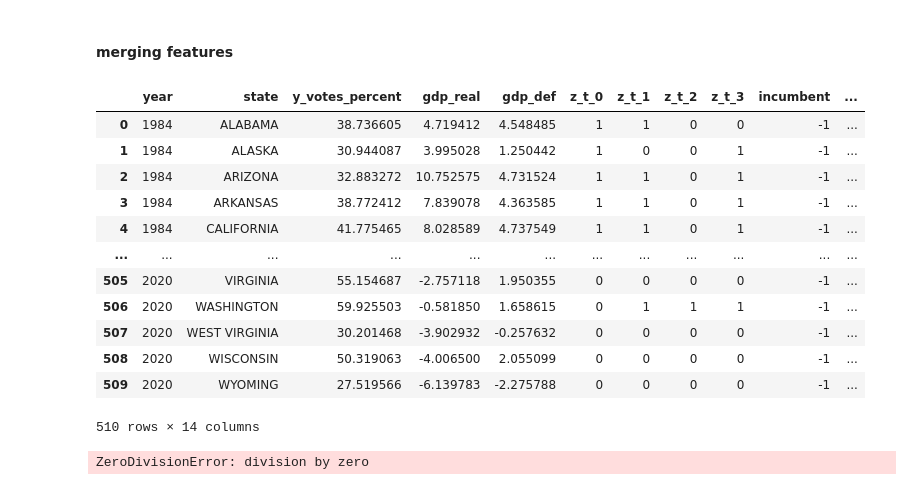
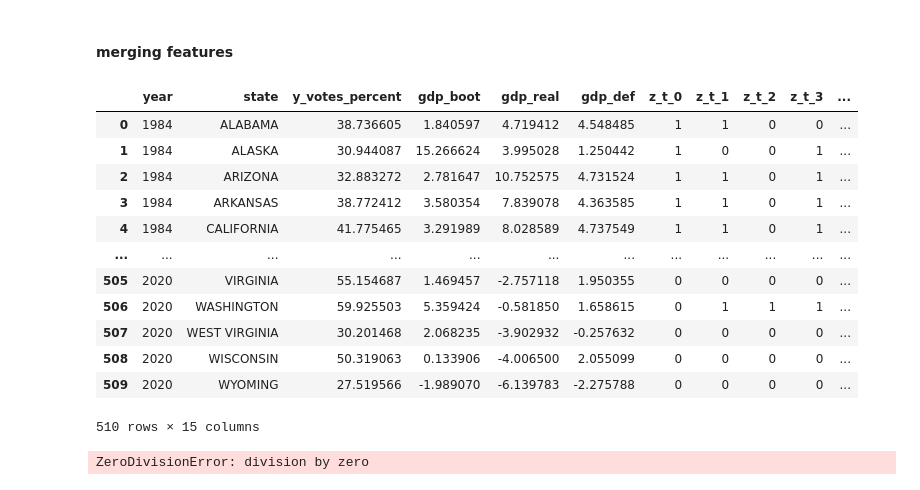
Before and after one commit to ranieri-unimi/bastianin-2022, a Jupyter notebook: datastroyer.ipynb, the cells around one changed output. Drawn from its saved outputs; the diff is of its cells as text; code cells hidden in the pictures.

```diff
--- a/datastroyer.ipynb
+++ b/datastroyer.ipynb
@@ -204,4 +205,8 @@ growth_index
 510 rows × 6 columns
+# %%
+gdp_boot = gdp_real.copy()
+gdp_boot = gdp_boot.rename(columns={"gdp_real": "gdp_boot"})
+gdp_boot.year += 3
 # %% [markdown]
 #### incumbent
 # %%
@@ -229,28 +234,29 @@ incumbent
 # %% [markdown]
 #### merging features
 # %%
-df = pd.merge(pop_vote, gdp_real, how='inner', left_on=['year','state'], right_on=['year','state'])
+df = pd.merge(pop_vote, gdp_boot, how='inner', left_on=['year','state'], right_on=['year','state'])
+df = pd.merge(df, gdp_real, how='inner', left_on=['year','state'], right_on=['year','state'])
 df = pd.merge(df, gdp_def, how='inner', left_on=['year','state'], right_on=['year','state'])
 df = pd.merge(df, growth_index, how='inner', left_on=['year','state'], right_on=['year','state'])
 df = pd.merge(df, incumbent, how='inner', left_on=['year','state'], right_on=['year','state'])
 
 df = df.sort_values(by=['year', 'state'])
 df.to_csv('datasets-clean/xxx-final-dataset.csv', index=False)
 df
 # %% [output]
-|  | year | state | y_votes_percent | gdp_real | gdp_def | z_t_0 | z_t_1 | z_t_2 | z_t_3 | incumbent | ... |
-| 0 | 1984 | ALABAMA | 38.736605 | 4.719412 | 4.548485 | 1 | 1 | 0 | 0 | -1 | ... |
-| 1 | 1984 | ALASKA | 30.944087 | 3.995028 | 1.250442 | 1 | 0 | 0 | 1 | -1 | ... |
-| 2 | 1984 | ARIZONA | 32.883272 | 10.752575 | 4.731524 | 1 | 1 | 0 | 1 | -1 | ... |
-| 3 | 1984 | ARKANSAS | 38.772412 | 7.839078 | 4.363585 | 1 | 1 | 0 | 1 | -1 | ... |
-| 4 | 1984 | CALIFORNIA | 41.775465 | 8.028589 | 4.737549 | 1 | 1 | 0 | 1 | -1 | ... |
+|  | year | state | y_votes_percent | gdp_boot | gdp_real | gdp_def | z_t_0 | z_t_1 | z_t_2 | z_t_3 | ... |
+| 0 | 1984 | ALABAMA | 38.736605 | 1.840597 | 4.719412 | 4.548485 | 1 | 1 | 0 | 0 | ... |
+| 1 | 1984 | ALASKA | 30.944087 | 15.266624 | 3.995028 | 1.250442 | 1 | 0 | 0 | 1 | ... |
+| 2 | 1984 | ARIZONA | 32.883272 | 2.781647 | 10.752575 | 4.731524 | 1 | 1 | 0 | 1 | ... |
+| 3 | 1984 | ARKANSAS | 38.772412 | 3.580354 | 7.839078 | 4.363585 | 1 | 1 | 0 | 1 | ... |
+| 4 | 1984 | CALIFORNIA | 41.775465 | 3.291989 | 8.028589 | 4.737549 | 1 | 1 | 0 | 1 | ... |
 | ... | ... | ... | ... | ... | ... | ... | ... | ... | ... | ... | ... |
-| 505 | 2020 | VIRGINIA | 55.154687 | -2.757118 | 1.950355 | 0 | 0 | 0 | 0 | -1 | ... |
-| 506 | 2020 | WASHINGTON | 59.925503 | -0.581850 | 1.658615 | 0 | 1 | 1 | 1 | -1 | ... |
-| 507 | 2020 | WEST VIRGINIA | 30.201468 | -3.902932 | -0.257632 | 0 | 0 | 0 | 0 | -1 | ... |
-| 508 | 2020 | WISCONSIN | 50.319063 | -4.006500 | 2.055099 | 0 | 0 | 0 | 0 | -1 | ... |
-| 509 | 2020 | WYOMING | 27.519566 | -6.139783 | -2.275788 | 0 | 0 | 0 | 0 | -1 | ... |
+| 505 | 2020 | VIRGINIA | 55.154687 | 1.469457 | -2.757118 | 1.950355 | 0 | 0 | 0 | 0 | ... |
+| 506 | 2020 | WASHINGTON | 59.925503 | 5.359424 | -0.581850 | 1.658615 | 0 | 1 | 1 | 1 | ... |
+| 507 | 2020 | WEST VIRGINIA | 30.201468 | 2.068235 | -3.902932 | -0.257632 | 0 | 0 | 0 | 0 | ... |
+| 508 | 2020 | WISCONSIN | 50.319063 | 0.133906 | -4.006500 | 2.055099 | 0 | 0 | 0 | 0 | ... |
+| 509 | 2020 | WYOMING | 27.519566 | -1.989070 | -6.139783 | -2.275788 | 0 | 0 | 0 | 0 | ... |
-510 rows × 14 columns
+510 rows × 15 columns
 # %%
 0/0
 # chernobyl zone
```
Also changed, not shown: parts of 7 cells of this notebook, 1 other file.
